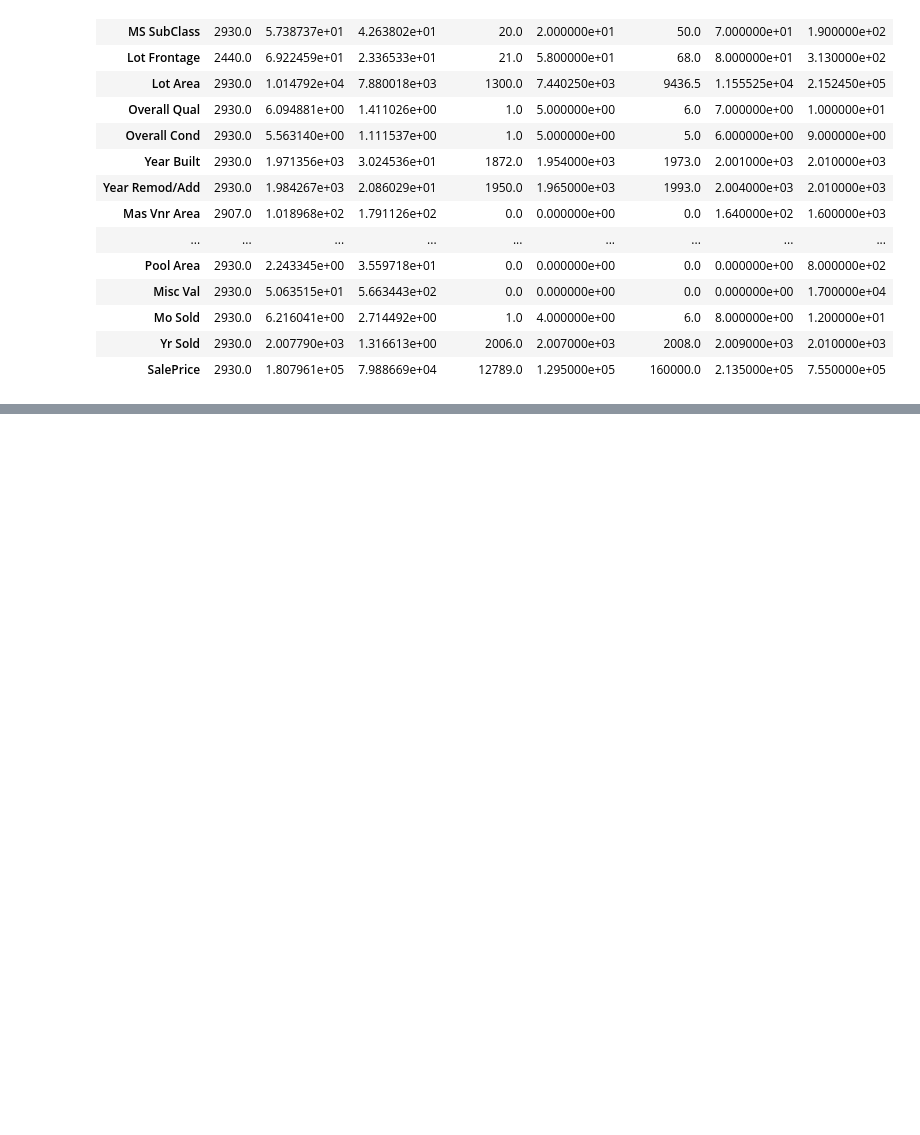
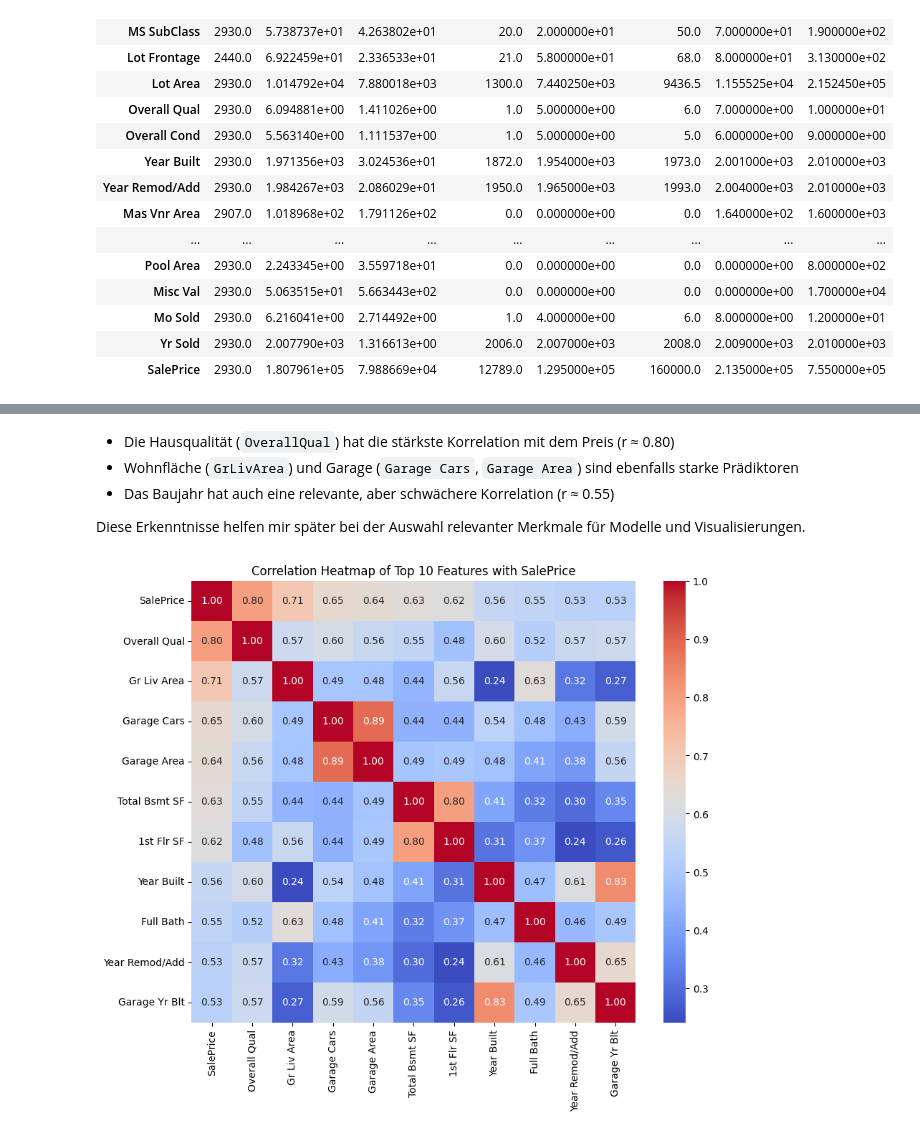
Before and after one commit to maxtesmer/ames-housing-analysis, a Jupyter notebook: datapractise_ames-housing-analysis/notebooks/aha_01.ipynb, the cells around one changed output, grey strips where cells are left out. Drawn from its saved outputs; the diff is of its cells as text; code cells hidden in the pictures; blank space fills up the shorter version.

Commit message:
ROI Analyse und visuelle Analyse "SalesPrice"

```diff
--- a/datapractise_ames-housing-analysis/notebooks/aha_01.ipynb
+++ b/datapractise_ames-housing-analysis/notebooks/aha_01.ipynb
@@ -52,3 +52,7 @@ df.describe().T
 | Mo Sold | 2930.0 | 6.216041e+00 | 2.714492e+00 | 1.0 | 4.000000e+00 | 6.0 | 8.000000e+00 | 1.200000e+01 |
 | Yr Sold | 2930.0 | 2.007790e+03 | 1.316613e+00 | 2006.0 | 2.007000e+03 | 2008.0 | 2.009000e+03 | 2.010000e+03 |
 | SalePrice | 2930.0 | 1.807961e+05 | 7.988669e+04 | 12789.0 | 1.295000e+05 | 160000.0 | 2.135000e+05 | 7.550000e+05 |
+# %%
+correlation_matrix = df.corr(numeric_only=True)
+correlations = correlation_matrix["SalePrice"].sort_values(ascending=False)
+correlations.head(10)
@@ -54,0 +82,6 @@ df.describe().T
+# %% [markdown]
+- Die Hausqualität (`OverallQual`) hat die stärkste Korrelation mit dem Preis (r ≈ 0.80)
+- Wohnfläche (`GrLivArea`) und Garage (`Garage Cars`, `Garage Area`) sind ebenfalls starke Prädiktoren
+- Das Baujahr hat auch eine relevante, aber schwächere Korrelation (r ≈ 0.55)
+
+Diese Erkenntnisse helfen mir später bei der Auswahl relevanter Merkmale für Modelle und Visualisierungen.
@@ -54,0 +91,11 @@ df.describe().T
+# %%
+#top zehn Einflussfaktoren auf 'SalesPrice'
+top_correlation_features = correlations.index[0:11]#0 = SalePrice
+
+#Heatmap
+plt.figure(figsize=(10, 8))
+sns.heatmap(correlation_matrix.loc[top_correlation_features, top_correlation_features], annot=True, cmap="coolwarm", fmt=".2f")
+plt.title("Correlation Heatmap of Top 10 Features with SalePrice")
+plt.show()
+# %% [output]
+[figure, added]
```
Also changed, not shown: parts of 8 cells of this notebook.
